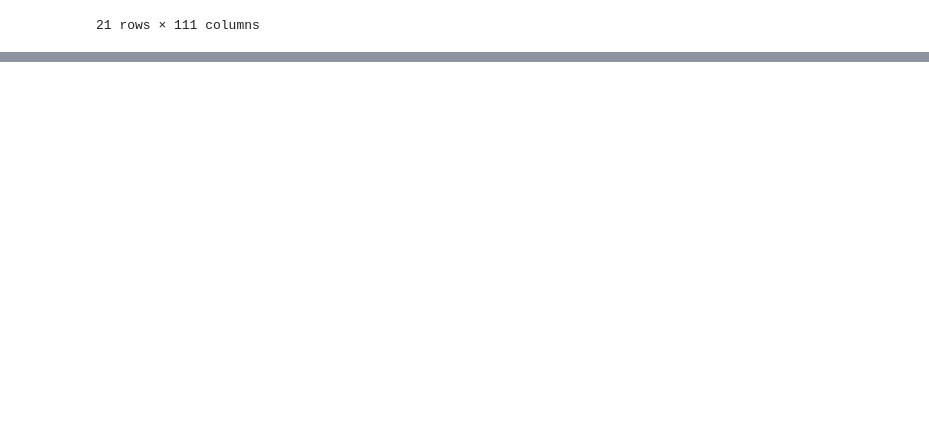
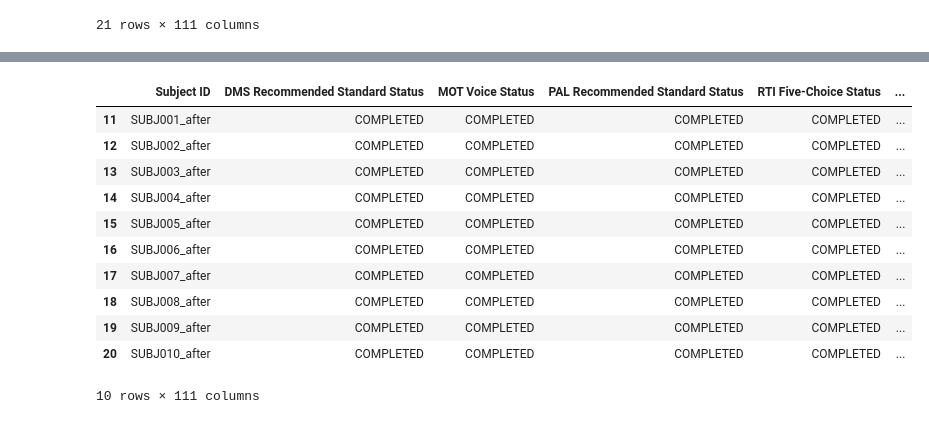
Before and after one commit to gracegmc/Sleepless-Minds, a Jupyter notebook: data/data_vis.ipynb, the cells around one changed output, grey strips where cells are left out. Drawn from its saved outputs; the diff is of its cells as text; code cells hidden in the pictures; blank space fills up the shorter version.

```diff
--- a/data/data_vis.ipynb
+++ b/data/data_vis.ipynb
@@ -34,0 +51,16 @@ df
+# %%
+no_sleep = df.iloc[11:]
+no_sleep
+# %% [output]
+|  | Subject ID | DMS Recommended Standard Status | MOT Voice Status | PAL Recommended Standard Status | RTI Five-Choice Status | ... |
+| 11 | SUBJ001_after | COMPLETED | COMPLETED | COMPLETED | COMPLETED | ... |
+| 12 | SUBJ002_after | COMPLETED | COMPLETED | COMPLETED | COMPLETED | ... |
+| 13 | SUBJ003_after | COMPLETED | COMPLETED | COMPLETED | COMPLETED | ... |
+| 14 | SUBJ004_after | COMPLETED | COMPLETED | COMPLETED | COMPLETED | ... |
+| 15 | SUBJ005_after | COMPLETED | COMPLETED | COMPLETED | COMPLETED | ... |
+| 16 | SUBJ006_after | COMPLETED | COMPLETED | COMPLETED | COMPLETED | ... |
+| 17 | SUBJ007_after | COMPLETED | COMPLETED | COMPLETED | COMPLETED | ... |
+| 18 | SUBJ008_after | COMPLETED | COMPLETED | COMPLETED | COMPLETED | ... |
+| 19 | SUBJ009_after | COMPLETED | COMPLETED | COMPLETED | COMPLETED | ... |
+| 20 | SUBJ010_after | COMPLETED | COMPLETED | COMPLETED | COMPLETED | ... |
+10 rows × 111 columns
```
Also changed, not shown: parts of 3 cells of this notebook, 4 other files.
